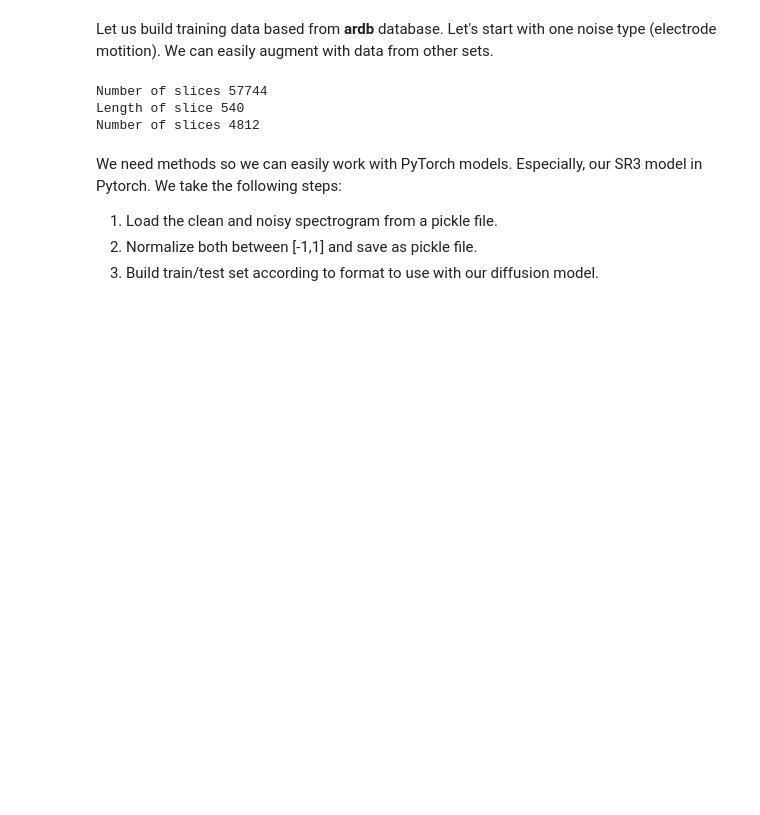
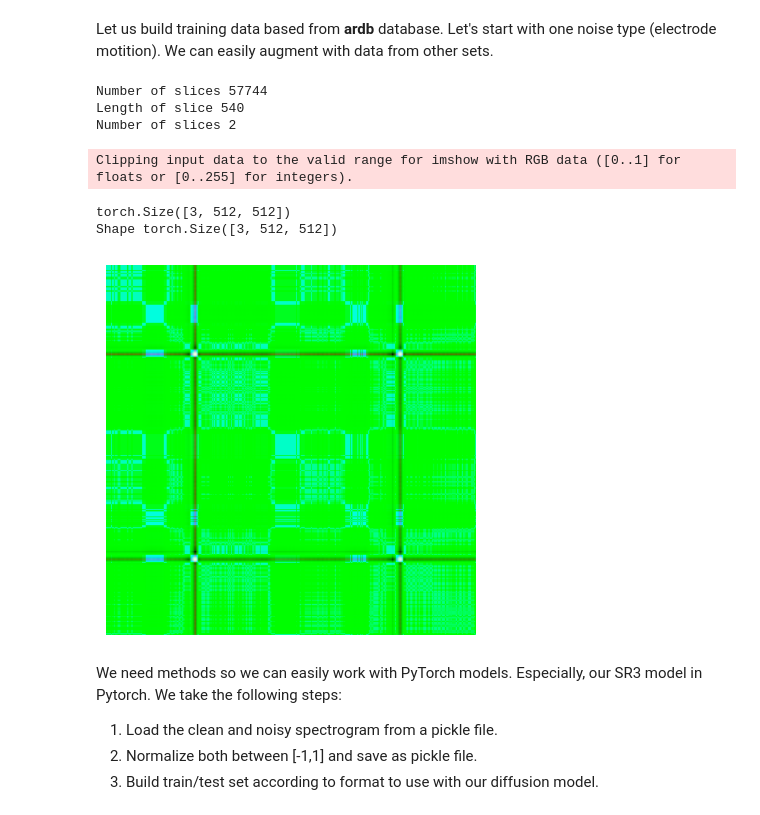
Before and after one commit to piedeboer96/ECG-Signal-Denoising, a Jupyter notebook: ecg_build_datasets.ipynb, the cells around one changed output. Drawn from its saved outputs; the diff is of its cells as text; code cells hidden in the pictures; blank space fills up the shorter version.

```diff
--- a/ecg_build_datasets.ipynb
+++ b/ecg_build_datasets.ipynb
@@ -498,32 +510,33 @@ num_of_slices = len(clean_slices_flat);   print('Number of slices',num_of_slices
 len_of_slice = len(clean_slices_flat[0]); print('Length of slice', len_of_slice)
 
 # SMALL
-num_of_slices_small = int(num_of_slices/4)
+k=20000
+num_of_slices_small = int(num_of_slices/k)
 print('Number of slices',num_of_slices_small)
 
-# # Spectrograms
-specs_clean = []
-specs_noisy_EM_snr_5 = []
+# # # Spectrograms
+# specs_clean = []
+# specs_noisy_EM_snr_5 = []
 
-# # Spectrogram Parameters
-n_fft = 126
-hop_length = 8
-sampto = (62*8) + 8
+# # # Spectrogram Parameters
+# n_fft = 126
+# hop_length = 8
+# sampto = (62*8) + 8
 
-# Build Spectrograms
-for i in tqdm(range(num_of_slices_small)):  # NOTE : small
+# # Build Spectrograms
+# for i in tqdm(range(num_of_slices_small)):  # NOTE : small
 
-    #######
-    ecg_clean =  torch.tensor(clean_slices_flat[i][:sampto])
-    ecg_noisy_EM = torch.tensor(noisy_slices_em_SNR_5_flat[i][:sampto])
+#     #######
+#     ecg_clean =  torch.tensor(clean_slices_flat[i][:sampto])
+#     ecg_noisy_EM = torch.tensor(noisy_slices_em_SNR_5_flat[i][:sampto])
 
-    #######
-    spec_clean = ecg_to_spectrogram_log(ecg_clean, n_fft, hop_length)
-    spec_noisy_EM = ecg_to_spectrogram_log(ecg_noisy_EM, n_fft, hop_length)
+#     #######
+#     spec_clean = ecg_to_spectrogram_log(ecg_clean, n_fft, hop_length)
+#     spec_noisy_EM = ecg_to_spectrogram_log(ecg_noisy_EM, n_fft, hop_length)
 
-    #######
-    specs_clean.append(spec_clean)
-    specs_noisy_EM_snr_5.append(spec_noisy_EM)
+#     #######
+#     specs_clean.append(spec_clean)
+#     specs_noisy_EM_snr_5.append(spec_noisy_EM)
 
 # # Save spectrograms as pickle files
 # with open('specs_clean_original_SMALL.pkl', 'wb') as f:
@@ -531,39 +544,46 @@ for i in tqdm(range(num_of_slices_small)):  # NOTE : small
 
 # with open('specs_noisy_original_SMALL.pkl', 'wb') as f:
 #     pickle.dump(specs_noisy_EM_snr_5, f)
 
 
 ### --- build GGM ---
 
 ggms_clean = []
 ggms_noisy = []
 sampto=512
 
-for i in tqdm(range(30)):  # NOTE : small
+for i in tqdm(range(num_of_slices_small)):  # NOTE : small
 
     #######
     # ecg_clean =  torch.tensor(clean_slices_flat[i][:sampto])
     # ecg_noisy_EM = torch.tensor(noisy_slices_em_SNR_5_flat[i][:sampto])
     ecg_clean = clean_slices_flat[i][:sampto]
     ecg_noisy_EM = noisy_slices_em_SNR_5_flat[i][:sampto]
 
     #######
     ggm_clean = ecg_to_ggm(ecg_clean)
     ggm_noisy = ecg_to_ggm(ecg_noisy_EM)
 
     #######
     ggms_clean.append(ggm_clean)
     ggms_noisy.append(ggm_noisy)
 
-with open('ggm_clean_30.pkl', 'wb') as f:
-    pickle.dump(ggms_clean, f)
+print(ggms_clean[1].shape)
+visualize_tensor(ggms_clean[1])
 
-with open('ggm_noisy_30.pkl', 'wb') as f:
-    pickle.dump(ggms_noisy, f)
+# with open('ggm_clean_30.pkl', 'wb') as f:
+#     pickle.dump(ggms_clean, f)
+
+# with open('ggm_noisy_30.pkl', 'wb') as f:
+#     pickle.dump(ggms_noisy, f)
 # %% [output]
 Number of slices 57744
 Length of slice 540
-Number of slices 4812
+Number of slices 2
+Clipping input data to the valid range for imshow with RGB data ([0..1] for floats or [0..255] for integers).
+torch.Size([3, 512, 512])
+Shape torch.Size([3, 512, 512])
+[figure, added]
 # %% [markdown]
 We need methods so we can easily work with PyTorch models. Especially, our SR3 model in Pytorch. We take the following steps:
 
```
Also changed, not shown: parts of 5 cells of this notebook, 5 other files.
